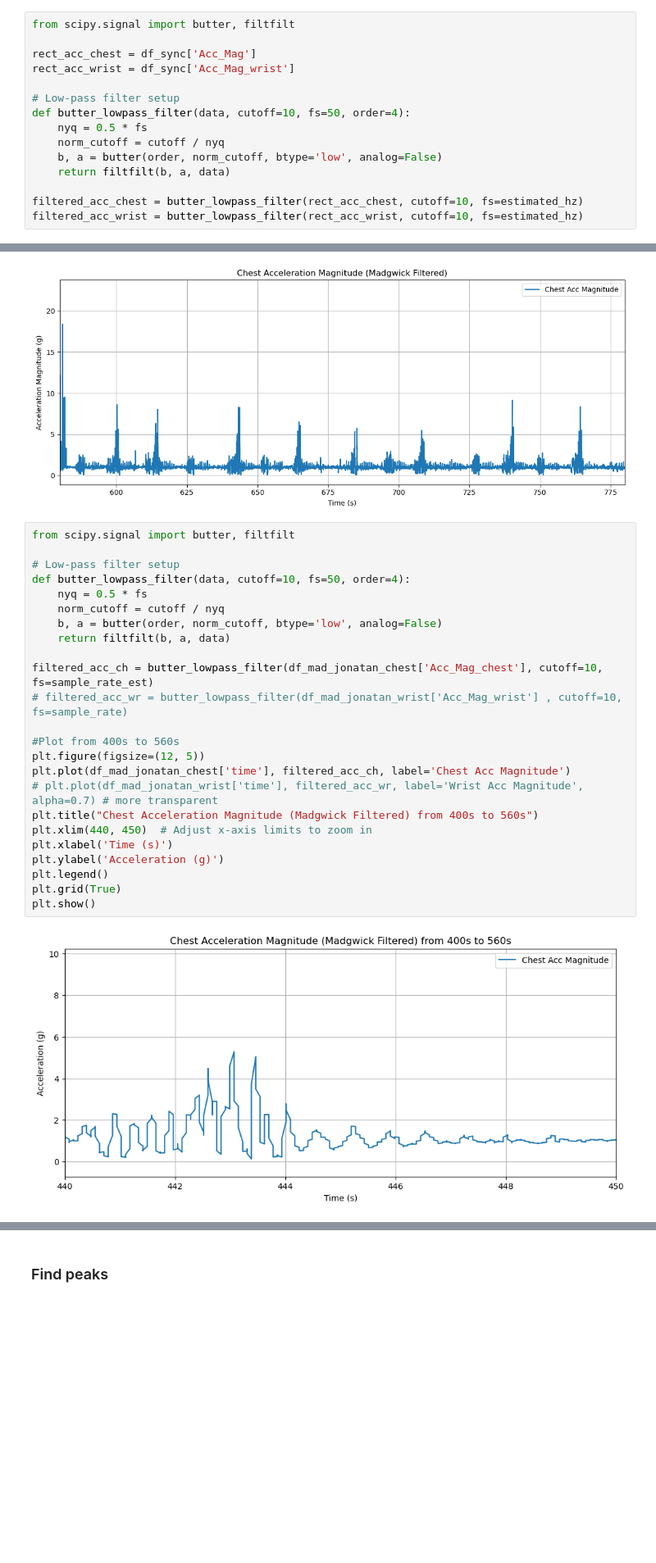
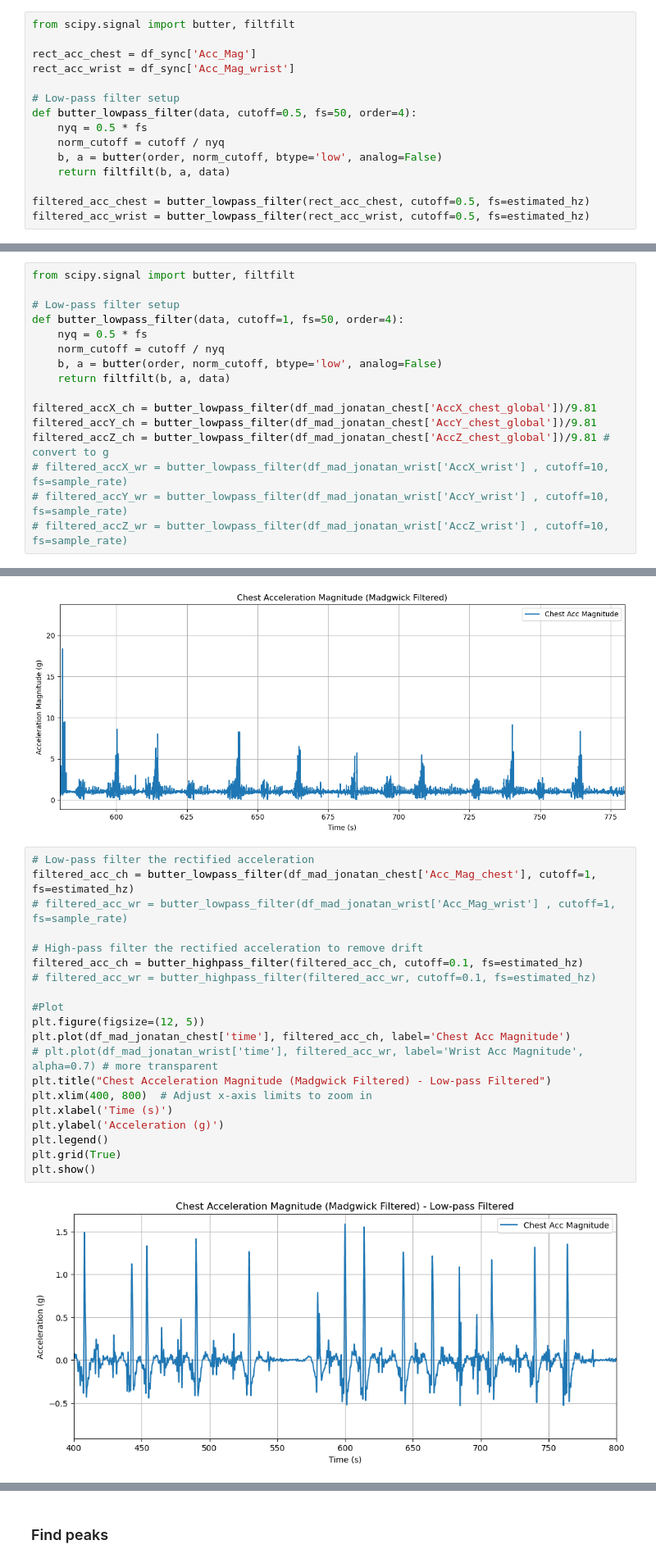
Before and after one commit to tdjohnson1987/ProJump, a Jupyter notebook: EDA.ipynb, the cells around one changed output, grey strips where cells are left out. Shown at 82% size. Cells and saved outputs as stored; diff of their text form; blank space fills up the shorter version.

Commit message:
Further filtering towards jump detection

```diff
--- a/EDA.ipynb
+++ b/EDA.ipynb
@@ -236,14 +236,14 @@ rect_acc_chest = df_sync['Acc_Mag']
 rect_acc_wrist = df_sync['Acc_Mag_wrist']
 
 # Low-pass filter setup
-def butter_lowpass_filter(data, cutoff=10, fs=50, order=4):
+def butter_lowpass_filter(data, cutoff=0.5, fs=50, order=4):
     nyq = 0.5 * fs
     norm_cutoff = cutoff / nyq
     b, a = butter(order, norm_cutoff, btype='low', analog=False)
     return filtfilt(b, a, data)
 
-filtered_acc_chest = butter_lowpass_filter(rect_acc_chest, cutoff=10, fs=estimated_hz)
-filtered_acc_wrist = butter_lowpass_filter(rect_acc_wrist, cutoff=10, fs=estimated_hz)
+filtered_acc_chest = butter_lowpass_filter(rect_acc_chest, cutoff=0.5, fs=estimated_hz)
+filtered_acc_wrist = butter_lowpass_filter(rect_acc_wrist, cutoff=0.5, fs=estimated_hz)
 # %%
 #Plot from 470s to 480s
 plt.figure(figsize=(12, 5))
@@ -480,0 +490,16 @@ plt.show()
+# %%
+from scipy.signal import butter, filtfilt
+
+# Low-pass filter setup
+def butter_lowpass_filter(data, cutoff=1, fs=50, order=4):
+    nyq = 0.5 * fs
+    norm_cutoff = cutoff / nyq
+    b, a = butter(order, norm_cutoff, btype='low', analog=False)
+    return filtfilt(b, a, data)
+
+filtered_accX_ch = butter_lowpass_filter(df_mad_jonatan_chest['AccX_chest_global'])/9.81
+filtered_accY_ch = butter_lowpass_filter(df_mad_jonatan_chest['AccY_chest_global'])/9.81
+filtered_accZ_ch = butter_lowpass_filter(df_mad_jonatan_chest['AccZ_chest_global'])/9.81 # convert to g
+# filtered_accX_wr = butter_lowpass_filter(df_mad_jonatan_wrist['AccX_wrist'] , cutoff=10, fs=sample_rate)
+# filtered_accY_wr = butter_lowpass_filter(df_mad_jonatan_wrist['AccY_wrist'] , cutoff=10, fs=sample_rate)
+# filtered_accZ_wr = butter_lowpass_filter(df_mad_jonatan_wrist['AccZ_wrist'] , cutoff=10, fs=sample_rate)
@@ -518,28 +597,24 @@ plt.show()
 # %% [output]
 [figure]
 # %%
-from scipy.signal import butter, filtfilt
+# Low-pass filter the rectified acceleration
+filtered_acc_ch = butter_lowpass_filter(df_mad_jonatan_chest['Acc_Mag_chest'], cutoff=1, fs=estimated_hz)
+# filtered_acc_wr = butter_lowpass_filter(df_mad_jonatan_wrist['Acc_Mag_wrist'] , cutoff=1, fs=sample_rate)
 
-# Low-pass filter setup
-def butter_lowpass_filter(data, cutoff=10, fs=50, order=4):
-    nyq = 0.5 * fs
-    norm_cutoff = cutoff / nyq
-    b, a = butter(order, norm_cutoff, btype='low', analog=False)
-    return filtfilt(b, a, data)
+# High-pass filter the rectified acceleration to remove drift
+filtered_acc_ch = butter_highpass_filter(filtered_acc_ch, cutoff=0.1, fs=estimated_hz)
+# filtered_acc_wr = butter_highpass_filter(filtered_acc_wr, cutoff=0.1, fs=estimated_hz)
 
-filtered_acc_ch = butter_lowpass_filter(df_mad_jonatan_chest['Acc_Mag_chest'], cutoff=10, fs=sample_rate_est)
-# filtered_acc_wr = butter_lowpass_filter(df_mad_jonatan_wrist['Acc_Mag_wrist'] , cutoff=10, fs=sample_rate)
-
-#Plot from 400s to 560s
+#Plot
 plt.figure(figsize=(12, 5))
 plt.plot(df_mad_jonatan_chest['time'], filtered_acc_ch, label='Chest Acc Magnitude')
 # plt.plot(df_mad_jonatan_wrist['time'], filtered_acc_wr, label='Wrist Acc Magnitude', alpha=0.7) # more transparent
-plt.title("Chest Acceleration Magnitude (Madgwick Filtered) from 400s to 560s")
-plt.xlim(440, 450)  # Adjust x-axis limits to zoom in
+plt.title("Chest Acceleration Magnitude (Madgwick Filtered) - Low-pass Filtered")
+plt.xlim(400, 800)  # Adjust x-axis limits to zoom in
 plt.xlabel('Time (s)')
 plt.ylabel('Acceleration (g)')
 plt.legend()
 plt.grid(True)
 plt.show()
 # %% [output]
-[figure, old version]
+[figure, new version]
```
Also changed, not shown: parts of 20 cells of this notebook, 1 other file.
